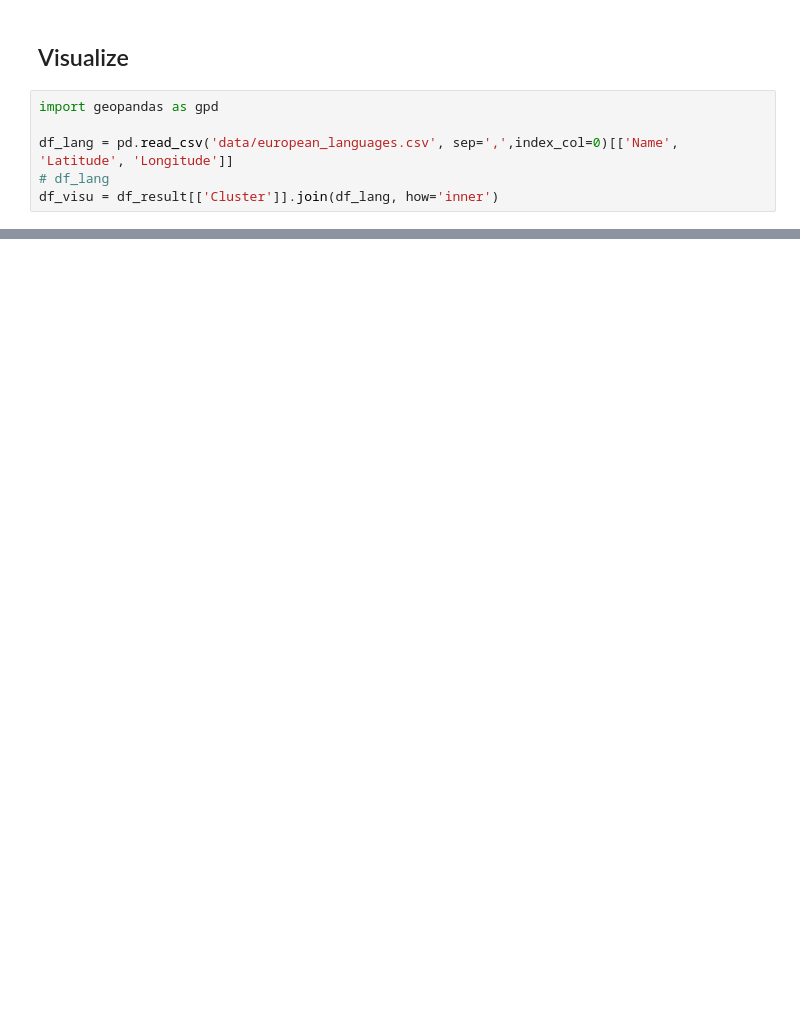
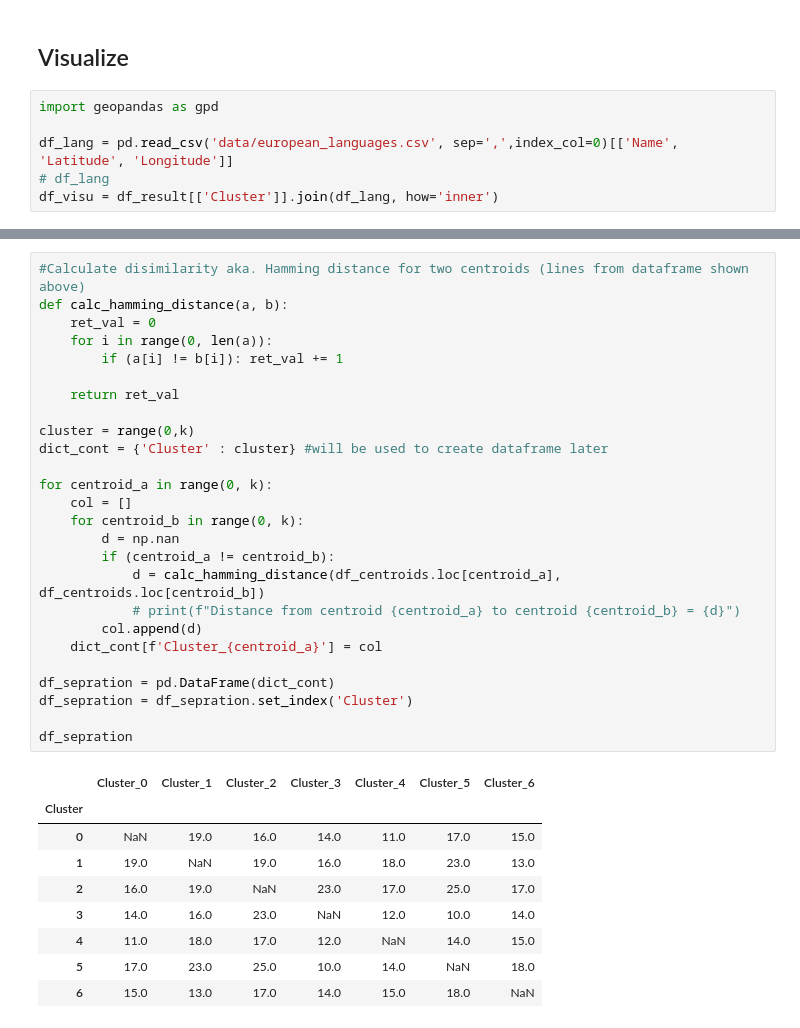
Before and after one commit to StefMiya/TL_Team5, a Jupyter notebook: learn.ipynb, the cells around one changed output, grey strips where cells are left out. Drawn from its saved outputs; the diff is of its cells as text; blank space fills up the shorter version.

```diff
--- a/learn.ipynb
+++ b/learn.ipynb
@@ -99,0 +159,36 @@ gdf.plot(column='Cluster', categorical=True, cmap='Set1', ax=ax, marker='o' )
+# %%
+#Calculate disimilarity aka. Hamming distance for two centroids (lines from dataframe shown above)
+def calc_hamming_distance(a, b):
+    ret_val = 0
+    for i in range(0, len(a)):
+        if (a[i] != b[i]): ret_val += 1
+
+    return ret_val
+
+cluster = range(0,k)
+dict_cont = {'Cluster' : cluster} #will be used to create dataframe later
+
+for centroid_a in range(0, k):
+    col = []
+    for centroid_b in range(0, k):
+        d = np.nan
+        if (centroid_a != centroid_b):
+            d = calc_hamming_distance(df_centroids.loc[centroid_a], df_centroids.loc[centroid_b])
+            # print(f"Distance from centroid {centroid_a} to centroid {centroid_b} = {d}")
+        col.append(d)
+    dict_cont[f'Cluster_{centroid_a}'] = col
+
+df_sepration = pd.DataFrame(dict_cont)
+df_sepration = df_sepration.set_index('Cluster')
+
+df_sepration
+# %% [output]
+|  | Cluster_0 | Cluster_1 | Cluster_2 | Cluster_3 | Cluster_4 | Cluster_5 | Cluster_6 |
+| Cluster |  |  |  |  |  |  |  |
+| 0 | NaN | 19.0 | 16.0 | 14.0 | 11.0 | 17.0 | 15.0 |
+| 1 | 19.0 | NaN | 19.0 | 16.0 | 18.0 | 23.0 | 13.0 |
+| 2 | 16.0 | 19.0 | NaN | 23.0 | 17.0 | 25.0 | 17.0 |
+| 3 | 14.0 | 16.0 | 23.0 | NaN | 12.0 | 10.0 | 14.0 |
+| 4 | 11.0 | 18.0 | 17.0 | 12.0 | NaN | 14.0 | 15.0 |
+| 5 | 17.0 | 23.0 | 25.0 | 10.0 | 14.0 | NaN | 18.0 |
+| 6 | 15.0 | 13.0 | 17.0 | 14.0 | 15.0 | 18.0 | NaN |
```
Also changed, not shown: parts of 17 cells of this notebook, 2 other files.
